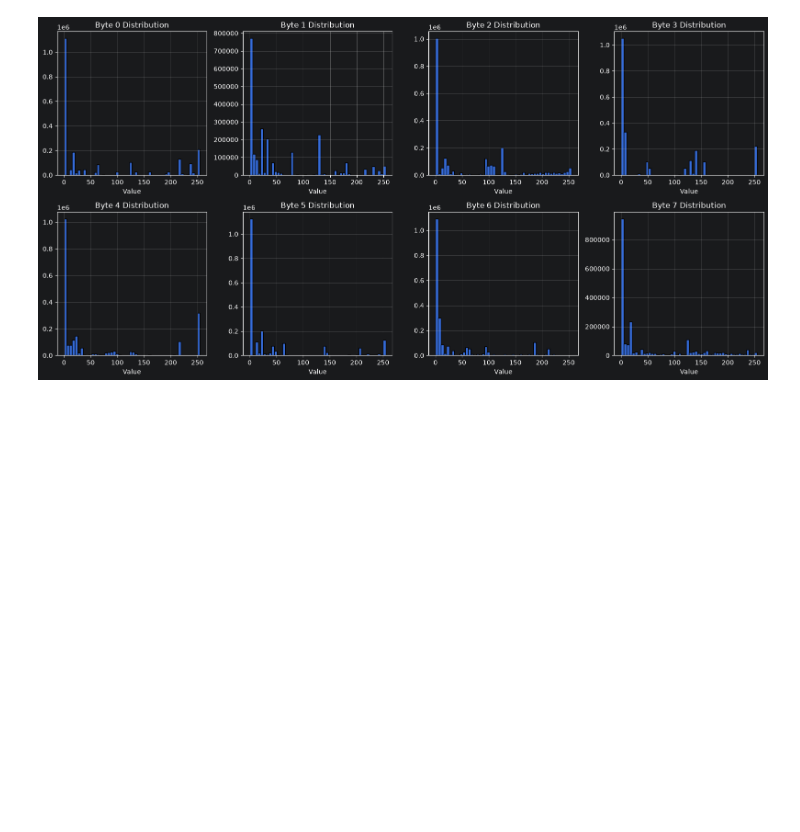
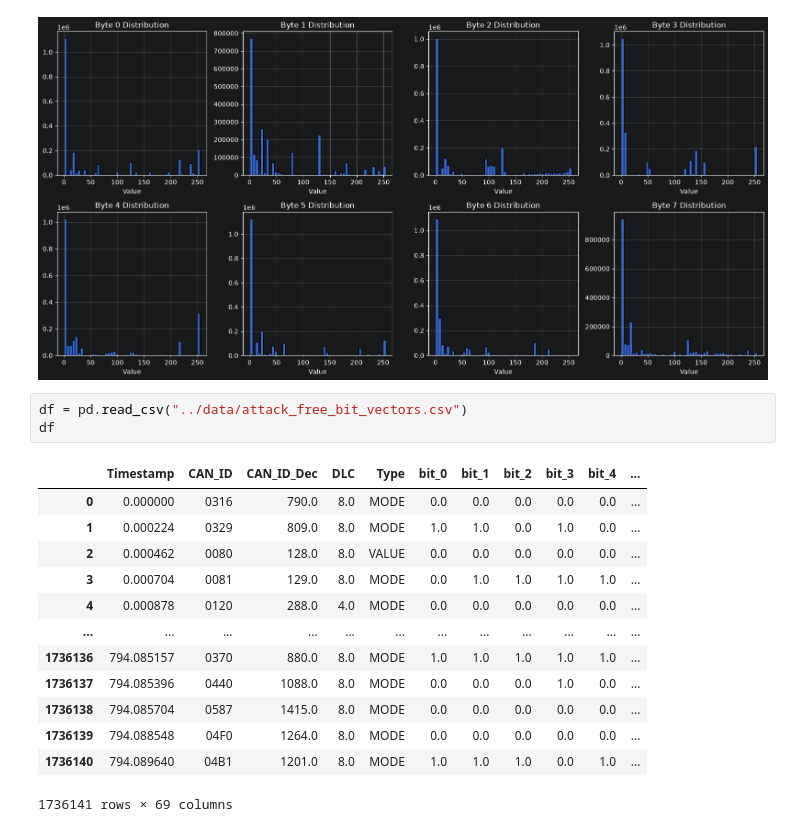
Before and after one commit to Adeeem2/Can-Anomaly-Detection, a Jupyter notebook: notebooks/01_data_exploration.ipynb, the cells around one changed output. Saved outputs shown, nothing was run; the diff lists cells and outputs as text; blank space fills up the shorter version.

```diff
--- a/notebooks/01_data_exploration.ipynb
+++ b/notebooks/01_data_exploration.ipynb
@@ -175,3 +175,20 @@ plt.tight_layout()
 plt.show()
 # %% [output]
 [figure]
+# %%
+df = pd.read_csv("../data/attack_free_bit_vectors.csv")
+df
+# %% [output]
+|  | Timestamp | CAN_ID | CAN_ID_Dec | DLC | Type | bit_0 | bit_1 | bit_2 | bit_3 | bit_4 | ... |
+| 0 | 0.000000 | 0316 | 790.0 | 8.0 | MODE | 0.0 | 0.0 | 0.0 | 0.0 | 0.0 | ... |
+| 1 | 0.000224 | 0329 | 809.0 | 8.0 | MODE | 1.0 | 1.0 | 0.0 | 1.0 | 0.0 | ... |
+| 2 | 0.000462 | 0080 | 128.0 | 8.0 | VALUE | 0.0 | 0.0 | 0.0 | 0.0 | 0.0 | ... |
+| 3 | 0.000704 | 0081 | 129.0 | 8.0 | MODE | 0.0 | 1.0 | 1.0 | 1.0 | 1.0 | ... |
+| 4 | 0.000878 | 0120 | 288.0 | 4.0 | MODE | 0.0 | 0.0 | 0.0 | 0.0 | 0.0 | ... |
+| ... | ... | ... | ... | ... | ... | ... | ... | ... | ... | ... | ... |
+| 1736136 | 794.085157 | 0370 | 880.0 | 8.0 | MODE | 1.0 | 1.0 | 1.0 | 1.0 | 1.0 | ... |
+| 1736137 | 794.085396 | 0440 | 1088.0 | 8.0 | MODE | 0.0 | 0.0 | 0.0 | 1.0 | 0.0 | ... |
+| 1736138 | 794.085704 | 0587 | 1415.0 | 8.0 | MODE | 0.0 | 0.0 | 0.0 | 0.0 | 0.0 | ... |
+| 1736139 | 794.088548 | 04F0 | 1264.0 | 8.0 | MODE | 0.0 | 0.0 | 0.0 | 0.0 | 0.0 | ... |
+| 1736140 | 794.089640 | 04B1 | 1201.0 | 8.0 | MODE | 1.0 | 1.0 | 1.0 | 0.0 | 1.0 | ... |
+1736141 rows × 69 columns
```
Also changed, not shown: parts of 3 cells of this notebook, 2 other files.
